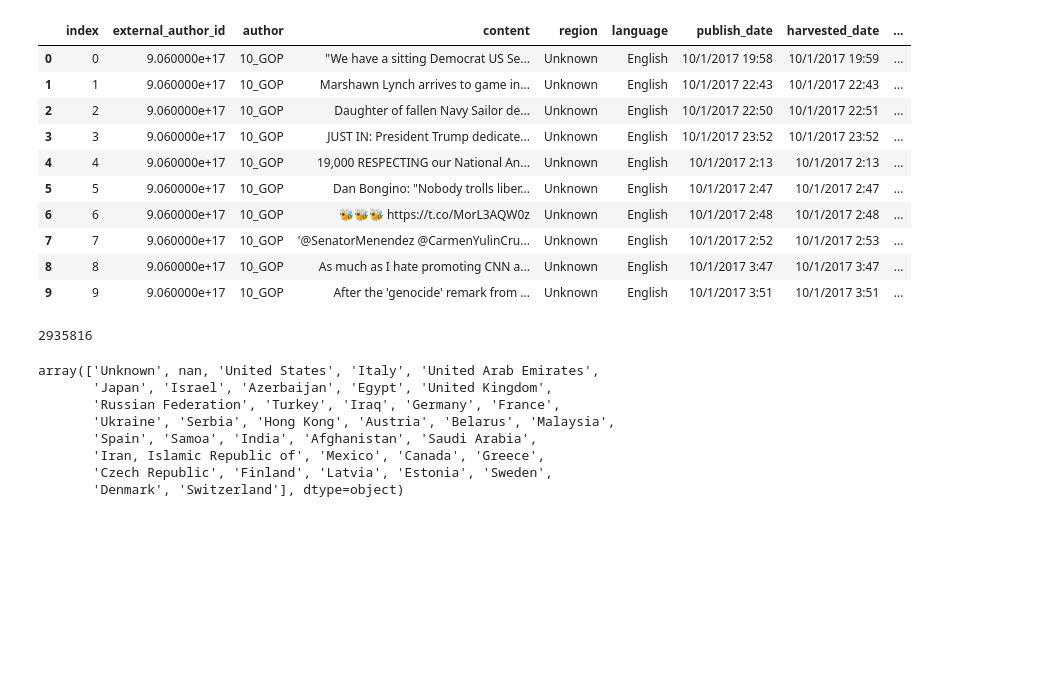
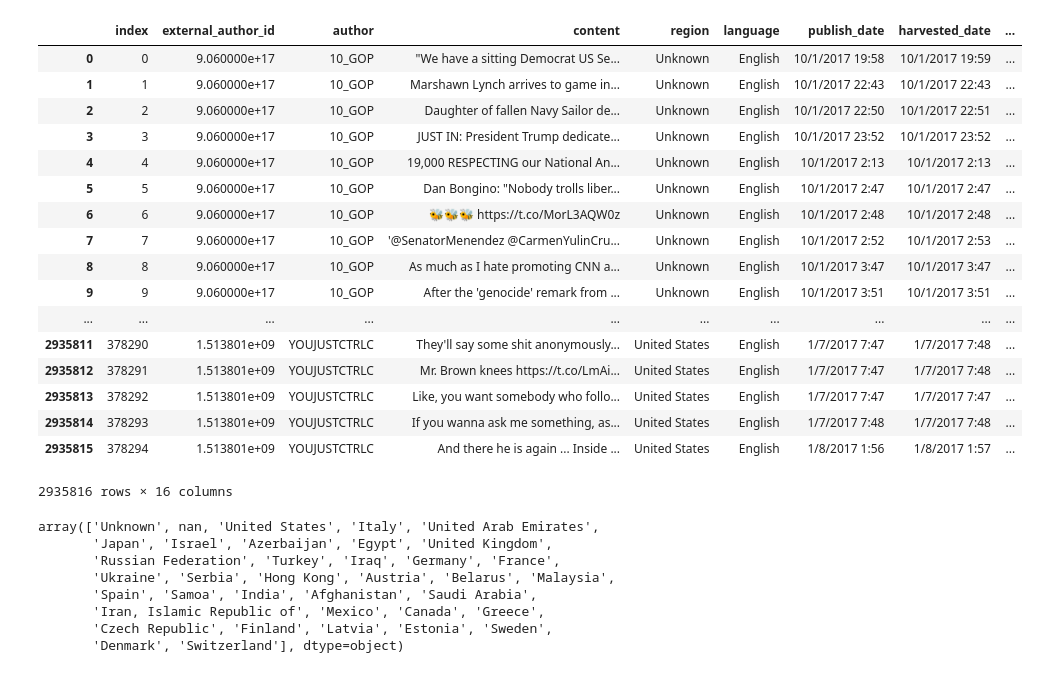
Before and after one commit to haakonms/ADAproject, a Jupyter notebook: TweetProject.ipynb, the cells around one changed output. Drawn from its saved outputs; the diff is of its cells as text; code cells hidden in the pictures; blank space fills up the shorter version.

```diff
--- a/TweetProject.ipynb
+++ b/TweetProject.ipynb
@@ -65,21 +81,24 @@ data = pd.DataFrame()
 for i in range(1,9):
     data = data.append(pd.read_csv(zip_file.open("IRAhandle_tweets_"+str(i)+".csv")))
 data=data.reset_index()
-# %%
-data.head(10)
-# %% [output]
-|  | index | external_author_id | author | content | region | language | publish_date | harvested_date | ... |
-| 0 | 0 | 9.060000e+17 | 10_GOP | "We have a sitting Democrat US Se... | Unknown | English | 10/1/2017 19:58 | 10/1/2017 19:59 | ... |
-| 1 | 1 | 9.060000e+17 | 10_GOP | Marshawn Lynch arrives to game in... | Unknown | English | 10/1/2017 22:43 | 10/1/2017 22:43 | ... |
-| 2 | 2 | 9.060000e+17 | 10_GOP | Daughter of fallen Navy Sailor de... | Unknown | English | 10/1/2017 22:50 | 10/1/2017 22:51 | ... |
-| 3 | 3 | 9.060000e+17 | 10_GOP | JUST IN: President Trump dedicate... | Unknown | English | 10/1/2017 23:52 | 10/1/2017 23:52 | ... |
-| 4 | 4 | 9.060000e+17 | 10_GOP | 19,000 RESPECTING our National An... | Unknown | English | 10/1/2017 2:13 | 10/1/2017 2:13 | ... |
-| 5 | 5 | 9.060000e+17 | 10_GOP | Dan Bongino: "Nobody trolls liber... | Unknown | English | 10/1/2017 2:47 | 10/1/2017 2:47 | ... |
-| 6 | 6 | 9.060000e+17 | 10_GOP | 🐝🐝🐝 https://t.co/MorL3AQW0z | Unknown | English | 10/1/2017 2:48 | 10/1/2017 2:48 | ... |
-| 7 | 7 | 9.060000e+17 | 10_GOP | '@SenatorMenendez @CarmenYulinCru... | Unknown | English | 10/1/2017 2:52 | 10/1/2017 2:53 | ... |
-| 8 | 8 | 9.060000e+17 | 10_GOP | As much as I hate promoting CNN a... | Unknown | English | 10/1/2017 3:47 | 10/1/2017 3:47 | ... |
-| 9 | 9 | 9.060000e+17 | 10_GOP | After the 'genocide' remark from ... | Unknown | English | 10/1/2017 3:51 | 10/1/2017 3:51 | ... |
 # %%
-len(data)
+display(data)
 # %% [output]
+|  | index | external_author_id | author | content | region | language | publish_date | harvested_date | ... |
+| 0 | 0 | 9.060000e+17 | 10_GOP | "We have a sitting Democrat US Se... | Unknown | English | 10/1/2017 19:58 | 10/1/2017 19:59 | ... |
+| 1 | 1 | 9.060000e+17 | 10_GOP | Marshawn Lynch arrives to game in... | Unknown | English | 10/1/2017 22:43 | 10/1/2017 22:43 | ... |
+| 2 | 2 | 9.060000e+17 | 10_GOP | Daughter of fallen Navy Sailor de... | Unknown | English | 10/1/2017 22:50 | 10/1/2017 22:51 | ... |
+| 3 | 3 | 9.060000e+17 | 10_GOP | JUST IN: President Trump dedicate... | Unknown | English | 10/1/2017 23:52 | 10/1/2017 23:52 | ... |
+| 4 | 4 | 9.060000e+17 | 10_GOP | 19,000 RESPECTING our National An... | Unknown | English | 10/1/2017 2:13 | 10/1/2017 2:13 | ... |
+| 5 | 5 | 9.060000e+17 | 10_GOP | Dan Bongino: "Nobody trolls liber... | Unknown | English | 10/1/2017 2:47 | 10/1/2017 2:47 | ... |
+| 6 | 6 | 9.060000e+17 | 10_GOP | 🐝🐝🐝 https://t.co/MorL3AQW0z | Unknown | English | 10/1/2017 2:48 | 10/1/2017 2:48 | ... |
+| 7 | 7 | 9.060000e+17 | 10_GOP | '@SenatorMenendez @CarmenYulinCru... | Unknown | English | 10/1/2017 2:52 | 10/1/2017 2:53 | ... |
+| 8 | 8 | 9.060000e+17 | 10_GOP | As much as I hate promoting CNN a... | Unknown | English | 10/1/2017 3:47 | 10/1/2017 3:47 | ... |
+| 9 | 9 | 9.060000e+17 | 10_GOP | After the 'genocide' remark from ... | Unknown | English | 10/1/2017 3:51 | 10/1/2017 3:51 | ... |
+| ... | ... | ... | ... | ... | ... | ... | ... | ... | ... |
+| 2935811 | 378290 | 1.513801e+09 | YOUJUSTCTRLC | They'll say some shit anonymously... | United States | English | 1/7/2017 7:47 | 1/7/2017 7:48 | ... |
+| 2935812 | 378291 | 1.513801e+09 | YOUJUSTCTRLC | Mr. Brown knees https://t.co/LmAi... | United States | English | 1/7/2017 7:47 | 1/7/2017 7:48 | ... |
+| 2935813 | 378292 | 1.513801e+09 | YOUJUSTCTRLC | Like, you want somebody who follo... | United States | English | 1/7/2017 7:47 | 1/7/2017 7:47 | ... |
+| 2935814 | 378293 | 1.513801e+09 | YOUJUSTCTRLC | If you wanna ask me something, as... | United States | English | 1/7/2017 7:48 | 1/7/2017 7:48 | ... |
+| 2935815 | 378294 | 1.513801e+09 | YOUJUSTCTRLC | And there he is again ... Inside ... | United States | English | 1/8/2017 1:56 | 1/8/2017 1:57 | ... |
-2935816
+2935816 rows × 16 columns
```
Also changed, not shown: parts of 15 cells of this notebook.
